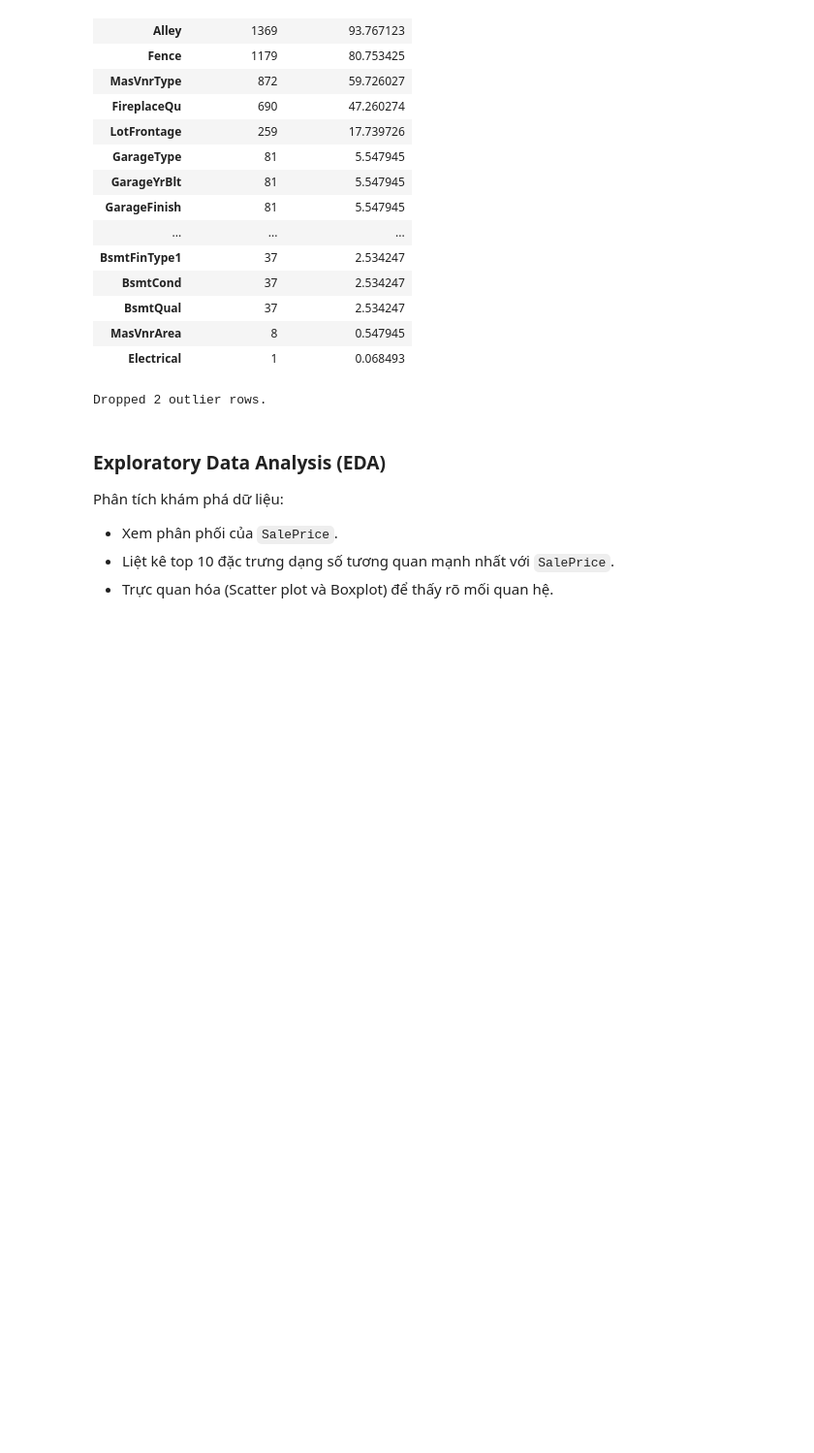
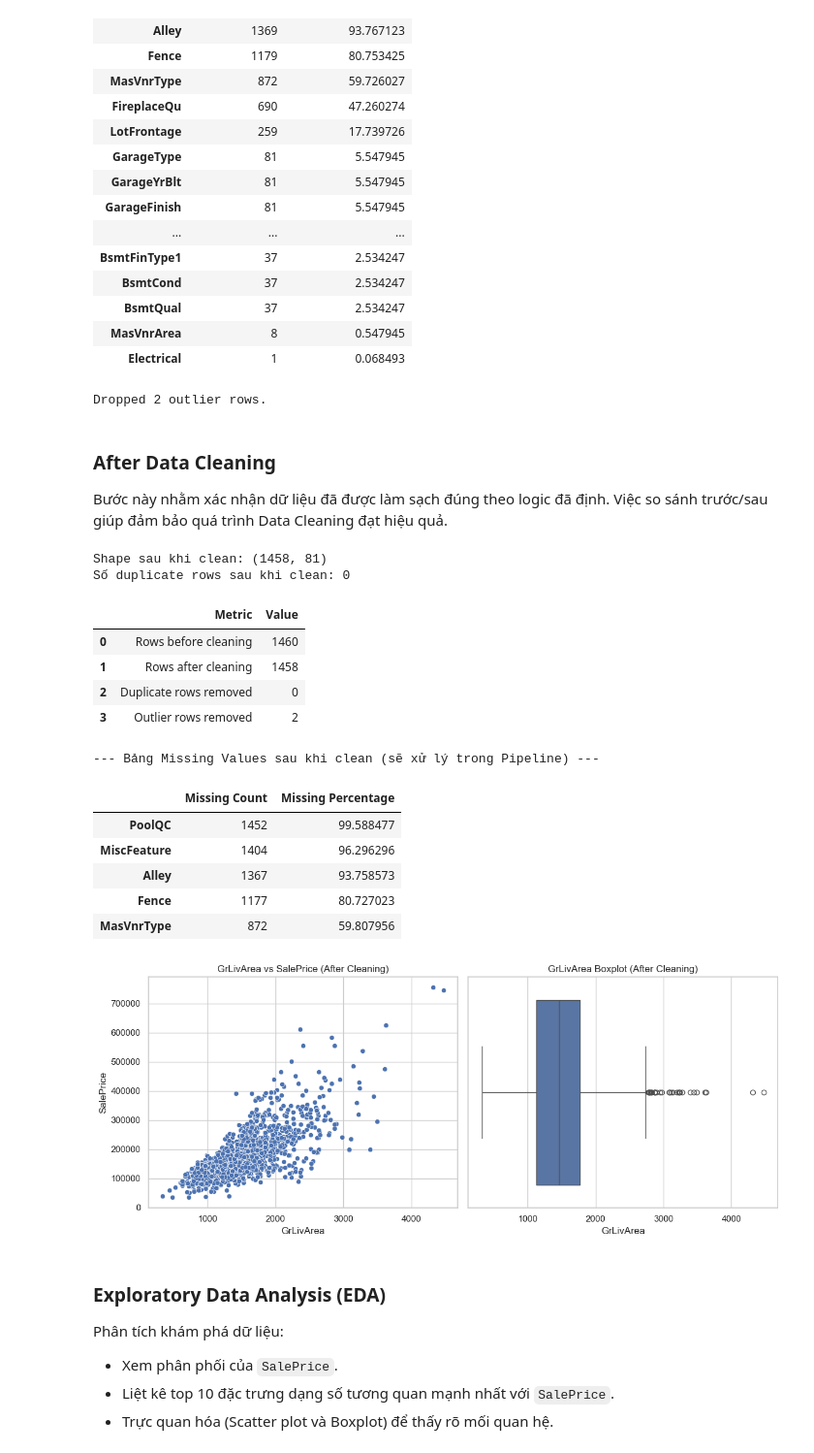
Before and after one commit to Tuvienn/linear-learning-house-price, a Jupyter notebook: evaluation/linear_regression.ipynb, the cells around one changed output. Shown at 97% size. Drawn from its saved outputs; the diff is of its cells as text; code cells hidden in the pictures; blank space fills up the shorter version.

```diff
--- a/evaluation/linear_learning.ipynb
+++ b/evaluation/linear_regression.ipynb
@@ -138,6 +217,55 @@ Dropped 0 duplicate rows.
 | MasVnrArea | 8 | 0.547945 |
 | Electrical | 1 | 0.068493 |
 Dropped 2 outlier rows.
+# %% [markdown]
+### After Data Cleaning
+Bước này nhằm xác nhận dữ liệu đã được làm sạch đúng theo logic đã định. Việc so sánh trước/sau giúp đảm bảo quá trình Data Cleaning đạt hiệu quả.
+# %%
+print(f"Shape sau khi clean: {df.shape}")
+print(f"Số duplicate rows sau khi clean: {df.duplicated().sum()}")
+
+outliers_count = rows_before_cleaning - duplicate_rows_before - df.shape[0]
+
+comparison_data = {
+    'Metric': ['Rows before cleaning', 'Rows after cleaning', 'Duplicate rows removed', 'Outlier rows removed'],
+    'Value': [rows_before_cleaning, df.shape[0], duplicate_rows_before, outliers_count]
+}
+display(pd.DataFrame(comparison_data))
+
+missing_after = df.isnull().sum()
+missing_after_df = pd.DataFrame({'Missing Count': missing_after, 'Missing Percentage': (missing_after / len(df)) * 100})
+missing_after_df = missing_after_df[missing_after_df['Missing Count'] > 0].sort_values(by='Missing Percentage', ascending=False)
+if len(missing_after_df) > 0:
+    print("\n--- Bảng Missing Values sau khi clean (sẽ xử lý trong Pipeline) ---")
+    display(missing_after_df.head())
+else:
+    print("\nKhông còn missing values.")
+
+fig, axes = plt.subplots(1, 2, figsize=(12, 5))
+
+sns.scatterplot(data=df, x='GrLivArea', y='SalePrice', ax=axes[0])
+axes[0].set_title('GrLivArea vs SalePrice (After Cleaning)')
+
+sns.boxplot(data=df, x='GrLivArea', ax=axes[1])
+axes[1].set_title('GrLivArea Boxplot (After Cleaning)')
+plt.tight_layout()
+plt.show()
+# %% [output]
+Shape sau khi clean: (1458, 81)
+Số duplicate rows sau khi clean: 0
+|  | Metric | Value |
+| 0 | Rows before cleaning | 1460 |
+| 1 | Rows after cleaning | 1458 |
+| 2 | Duplicate rows removed | 0 |
+| 3 | Outlier rows removed | 2 |
+--- Bảng Missing Values sau khi clean (sẽ xử lý trong Pipeline) ---
+|  | Missing Count | Missing Percentage |
+| PoolQC | 1452 | 99.588477 |
+| MiscFeature | 1404 | 96.296296 |
+| Alley | 1367 | 93.758573 |
+| Fence | 1177 | 80.727023 |
+| MasVnrType | 872 | 59.807956 |
+[figure, added]
 # %% [markdown]
 ### Exploratory Data Analysis (EDA)
 Phân tích khám phá dữ liệu:
```
Also changed, not shown: parts of 6 cells of this notebook, 1 other file.
